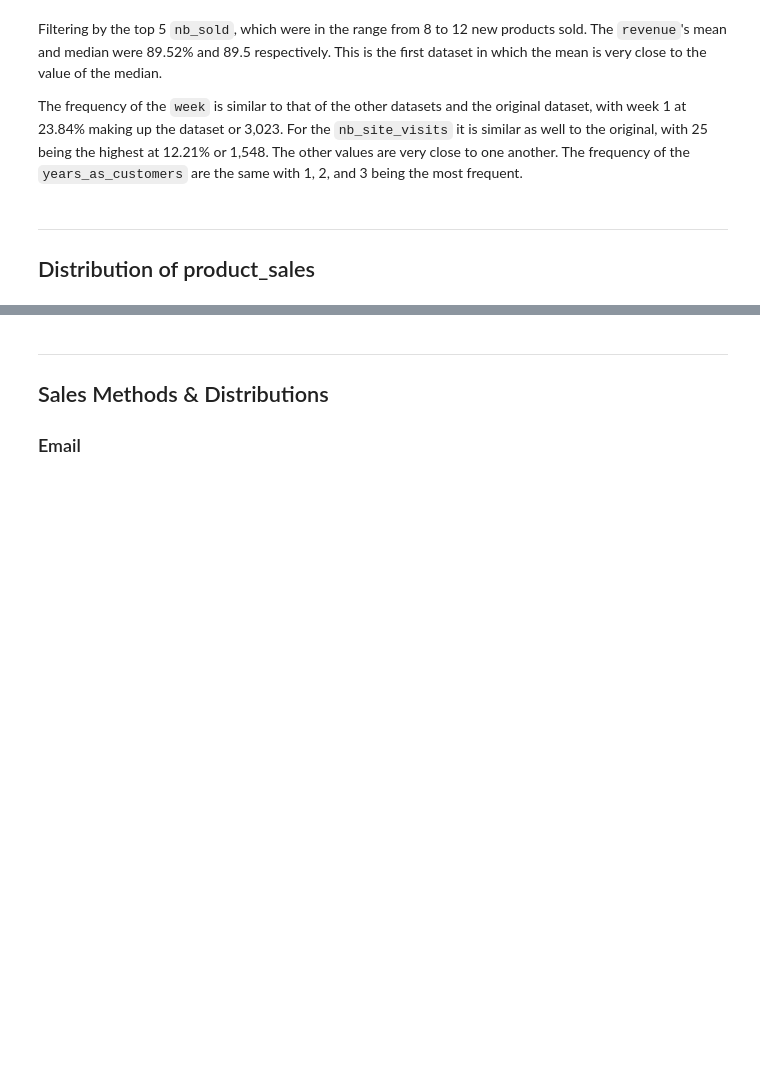
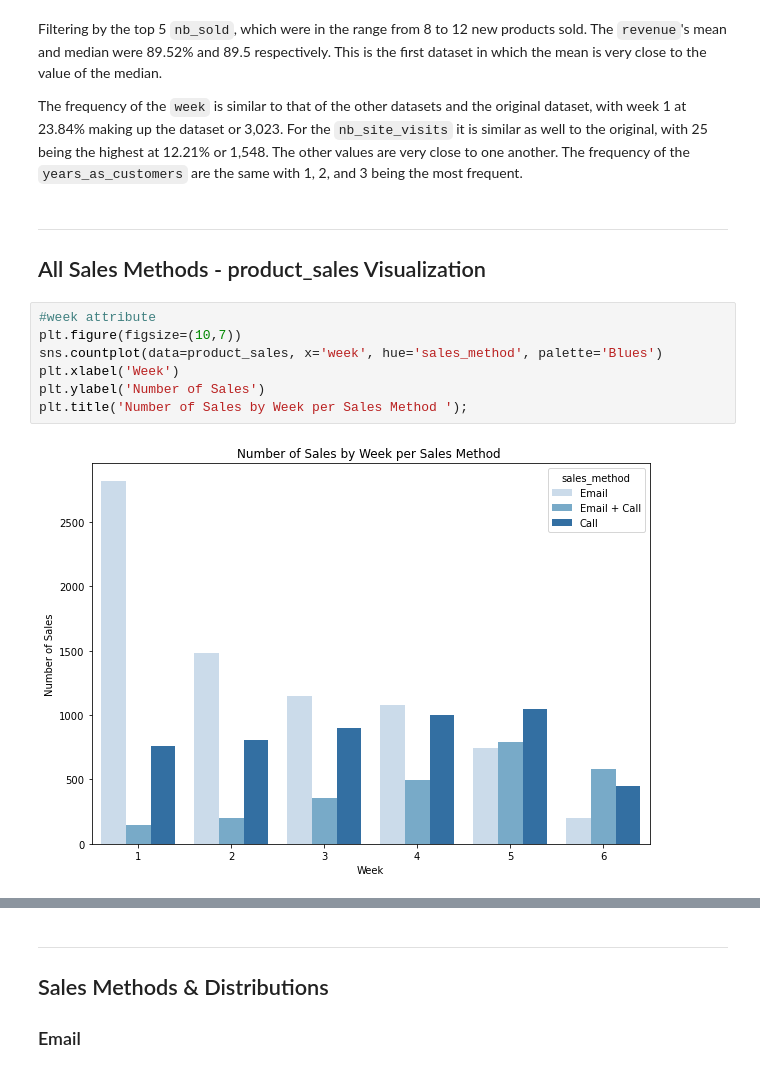
Before and after one commit to tvrjuana/product-sales, a Jupyter notebook: notebook.ipynb, the cells around one changed output, grey strips where cells are left out. Saved outputs shown, nothing was run; the diff lists cells and outputs as text; blank space fills up the shorter version.

```diff
--- a/notebook.ipynb
+++ b/notebook.ipynb
@@ -548,6 +548,15 @@ Name: years_as_customer, dtype: int64
 Filtering by the top 5 `nb_sold`, which were in the range from 8 to 12 new products sold. The `revenue`'s mean and median were 89.52% and 89.5 respectively. This is the first dataset in which the mean is very close to the value of the median.
 
 The frequency of the `week` is similar to that of the other datasets and the original dataset, with week 1 at 23.84% making up the dataset or 3,023. For the `nb_site_visits` it is similar as well to the original, with 25 being the highest at 12.21% or 1,548. The other values are very close to one another. The frequency of the `years_as_customers` are the same with 1, 2, and 3 being the most frequent.
-# %% [markdown]
------
-## Distribution of product_sales
+# %% [markdown]
+-----
+## All Sales Methods - product_sales Visualization
+# %%
+#week attribute
+plt.figure(figsize=(10,7))
+sns.countplot(data=product_sales, x='week', hue='sales_method', palette='Blues')
+plt.xlabel('Week')
+plt.ylabel('Number of Sales')
+plt.title('Number of Sales by Week per Sales Method ');
+# %% [output]
+[figure, added]
```
Also changed, not shown: parts of 12 cells of this notebook.
